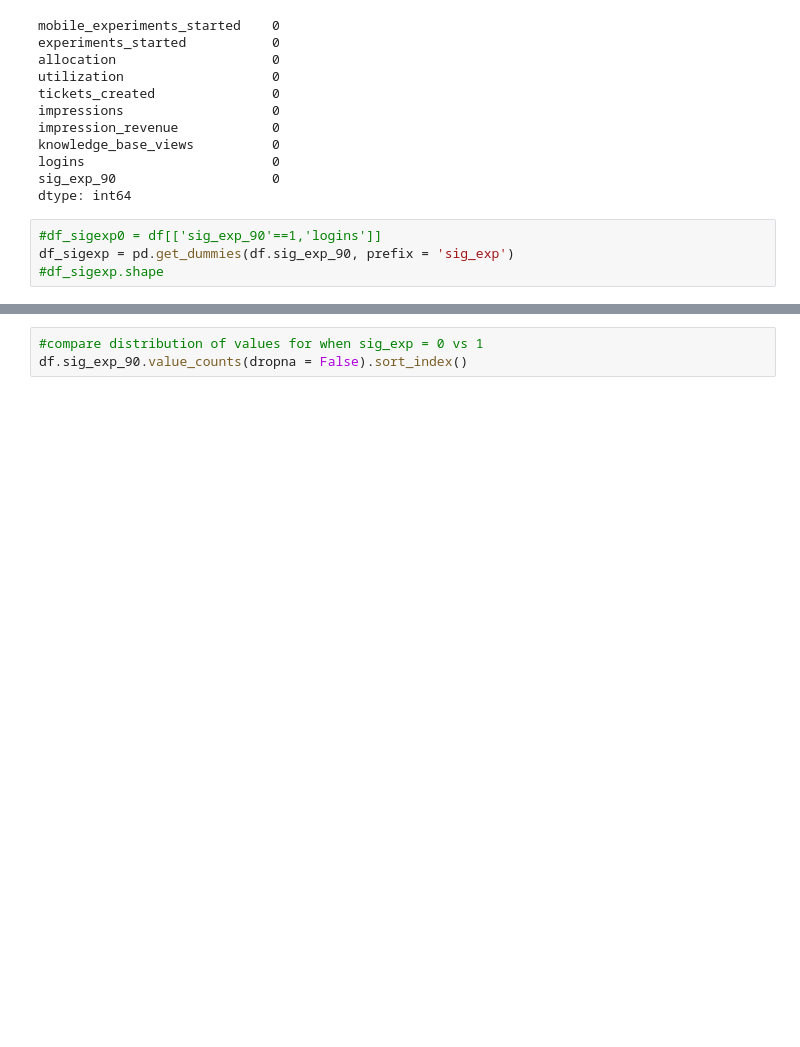
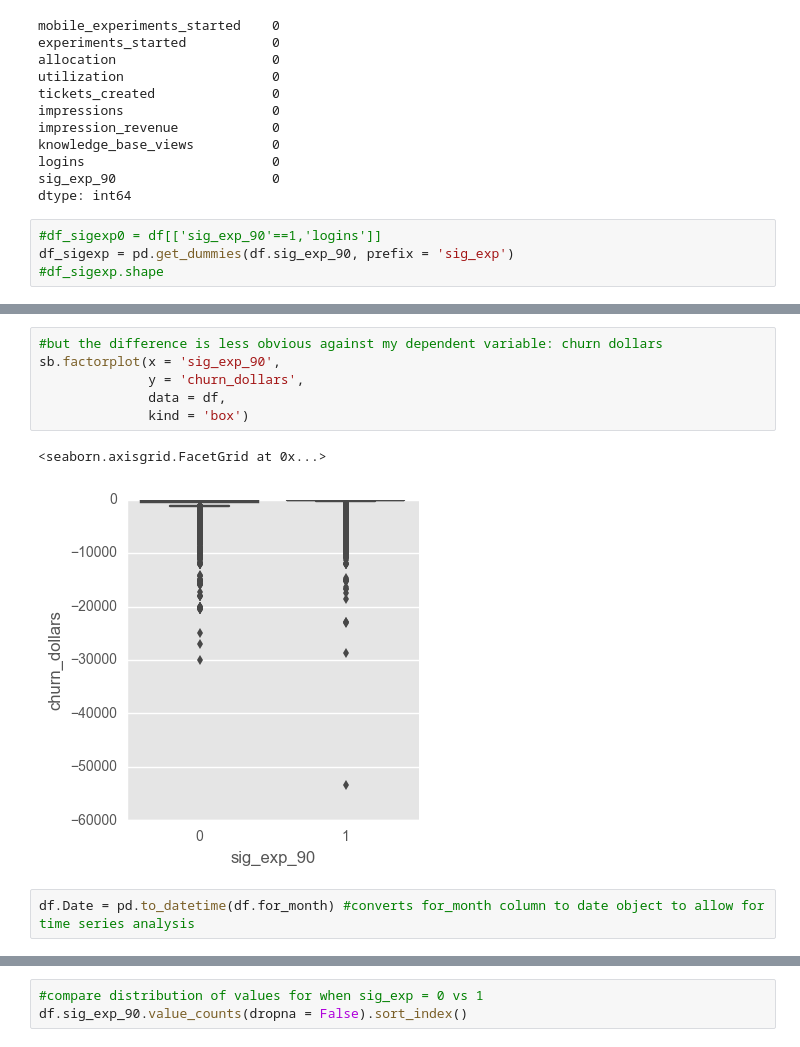
Before and after one commit to tonycaballero/DS-SF-30, a Jupyter notebook: final-project/Cube Analysis - full cube.ipynb, the cells around one changed output, grey strips where cells are left out. Saved outputs shown, nothing was run; the diff lists cells and outputs as text; blank space fills up the shorter version.

```diff
--- a/final-project/Cube Analysis - full cube.ipynb
+++ b/final-project/Cube Analysis - full cube.ipynb
@@ -81,0 +100,11 @@ df_sigexp = pd.get_dummies(df.sig_exp_90, prefix = 'sig_exp')
+# %%
+#but the difference is less obvious against my dependent variable: churn dollars
+sb.factorplot(x = 'sig_exp_90',
+              y = 'churn_dollars',
+              data = df,
+              kind = 'box')
+# %% [output]
+<seaborn.axisgrid.FacetGrid at 0x...>
+[figure, added]
+# %%
+df.Date = pd.to_datetime(df.for_month) #converts for_month column to date object to allow for time series analysis
```
Also changed, not shown: parts of 39 cells of this notebook, 2 other files.
